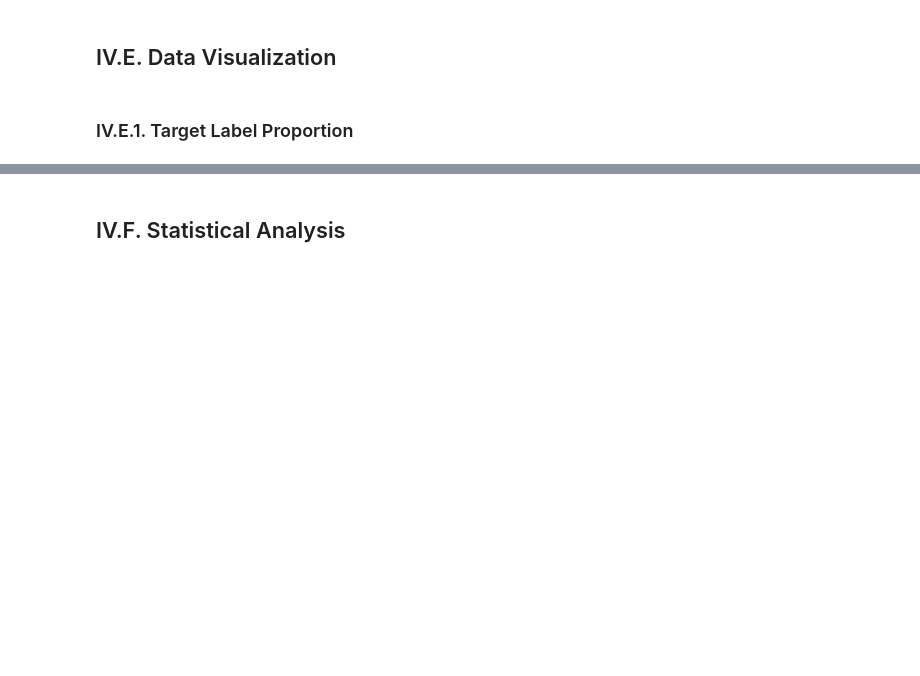
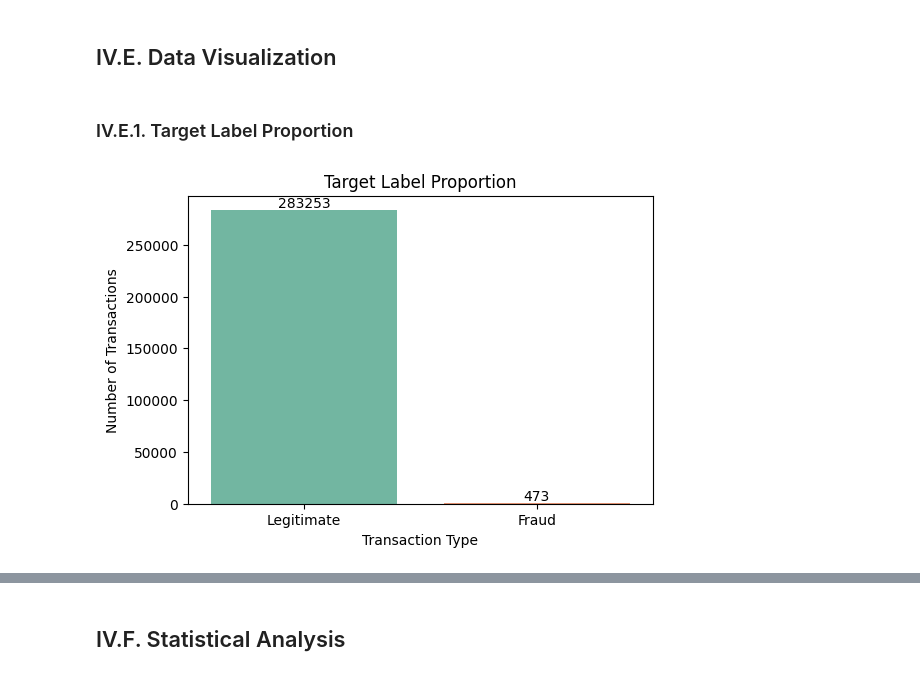
Before and after one commit to Delphinoc/credit_card_fraud_detection, a Jupyter notebook: notebooks/2_exploratory_data_analysis_and_preprocessing/exploratory_data_analysis_and_preprocessing.ipynb, the cells around one changed output, grey strips where cells are left out. Saved outputs shown, nothing was run; the diff lists cells and outputs as text; code cells hidden in the pictures; blank space fills up the shorter version.

```diff
--- a/notebooks/2_exploratory_data_analysis_and_preprocessing/exploratory_data_analysis_and_preprocessing.ipynb
+++ b/notebooks/2_exploratory_data_analysis_and_preprocessing/exploratory_data_analysis_and_preprocessing.ipynb
@@ -98,2 +119,0 @@ X_numerical.isnull().sum()
-# %%
-X = pd.concat([X_numerical, X_categorical], axis=1)[original_columns_order]
@@ -104,5 +120,8 @@ X.isnull().any()
 # %% [markdown]
 ## IV.D. Duplicated Values Inspection
 # %%
-X_duplicated = X[X.duplicated(subset="column_name", keep=False)]
-X_duplicated.shape
+# Combine features and target temporarily
+df_check = pd.concat([X, y], axis=1)
+
+# Check duplicated rows
+print("Number of duplicated rows:", df_check.duplicated().sum())
@@ -110,0 +146,6 @@ X_duplicated
+# %%
+# Remove the duplicates
+df_check = df_check.drop_duplicates()
+
+X = df_check.drop("Class", axis=1)
+y = df_check["Class"]
@@ -113,11 +164,26 @@ X_duplicated
 # %% [markdown]
 ### IV.E.1. Target Label Proportion
 # %%
-# Barplot
+# Bar Plot
+plt.figure(figsize=(6, 4))
 plt.title("Target Label Proportion")
-y_proportion = sns.countplot(x=y, hue=y, palette='Set2')
+
+class_labels = {0: "Legitimate", 1: "Fraud"}
+
+y_proportion = sns.countplot(
+    x=y.map(class_labels),
+    hue=y.map(class_labels),
+    palette="Set2",
+    legend=False
+)
+
 for container in y_proportion.containers:
     y_proportion.bar_label(container)
+
+plt.xlabel("Transaction Type")
+plt.ylabel("Number of Transactions")
 plt.show()
+# %% [output]
+[figure, added]
 # %%
 # Pie Chart
```
Also changed, not shown: parts of 29 cells of this notebook.
